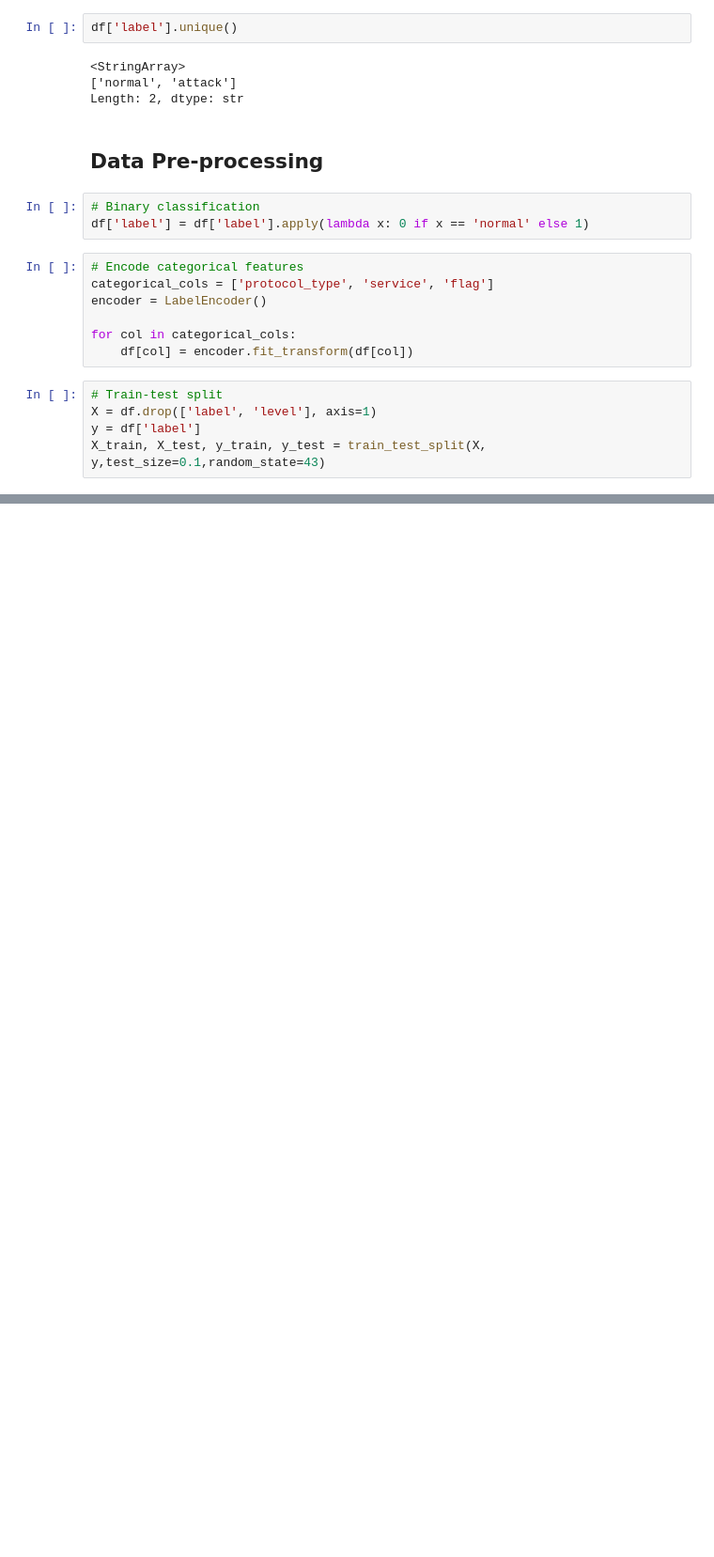
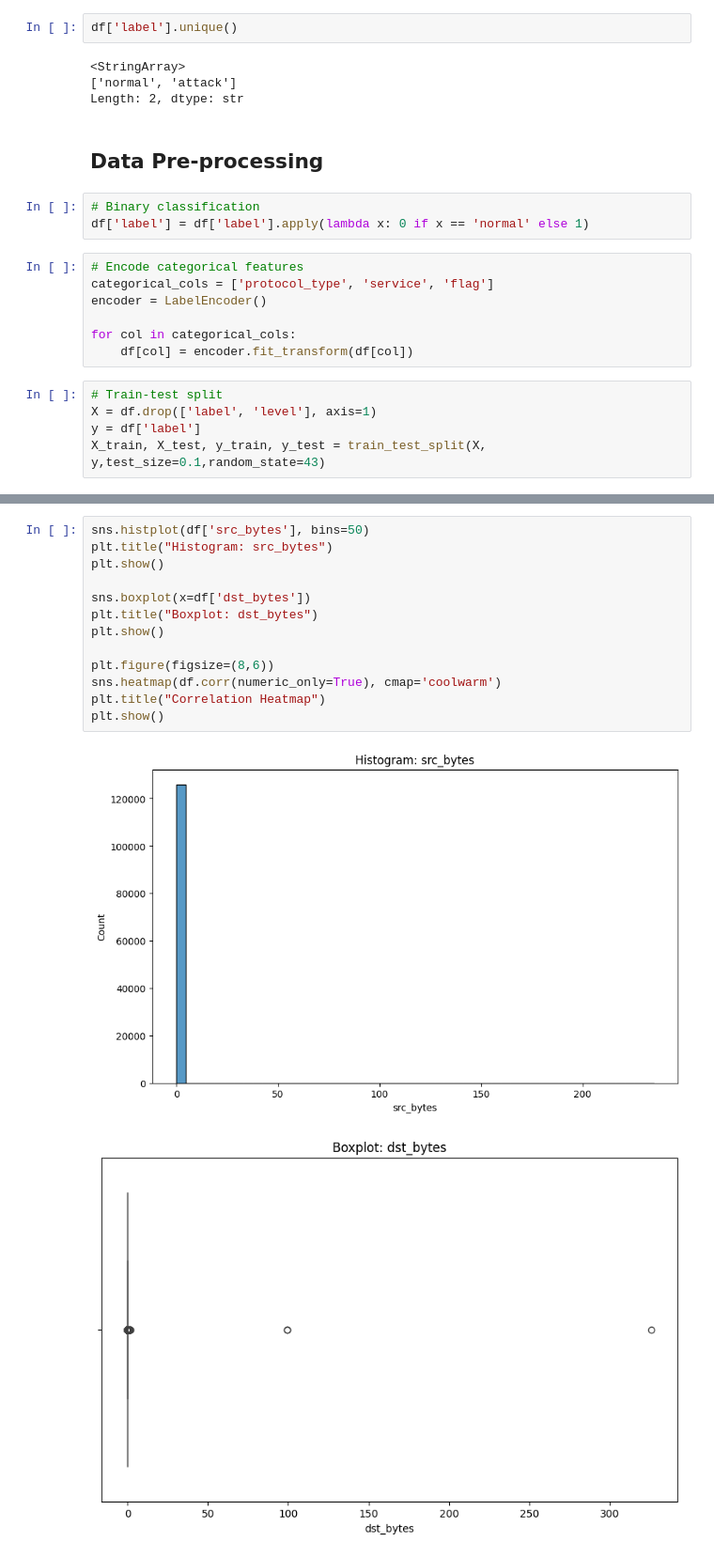
Before and after one commit to Yash-Annapure/Machine_learning_final_project, a Jupyter notebook: final_project_code.ipynb, the cells around one changed output, grey strips where cells are left out. Shown at 94% size. Saved outputs shown, nothing was run; the diff lists cells and outputs as text; blank space fills up the shorter version.

```diff
--- a/final_project_code.ipynb
+++ b/final_project_code.ipynb
@@ -203,0 +318,16 @@ X_train, X_test, y_train, y_test = train_test_split(X, y,test_size=0.1,random_st
+# %%
+sns.histplot(df['src_bytes'], bins=50)
+plt.title("Histogram: src_bytes")
+plt.show()
+
+sns.boxplot(x=df['dst_bytes'])
+plt.title("Boxplot: dst_bytes")
+plt.show()
+
+plt.figure(figsize=(8,6))
+sns.heatmap(df.corr(numeric_only=True), cmap='coolwarm')
+plt.title("Correlation Heatmap")
+plt.show()
+# %% [output]
+[figure, added]
+[figure, added]
```
Also changed, not shown: parts of 12 cells of this notebook, 1 other file.
